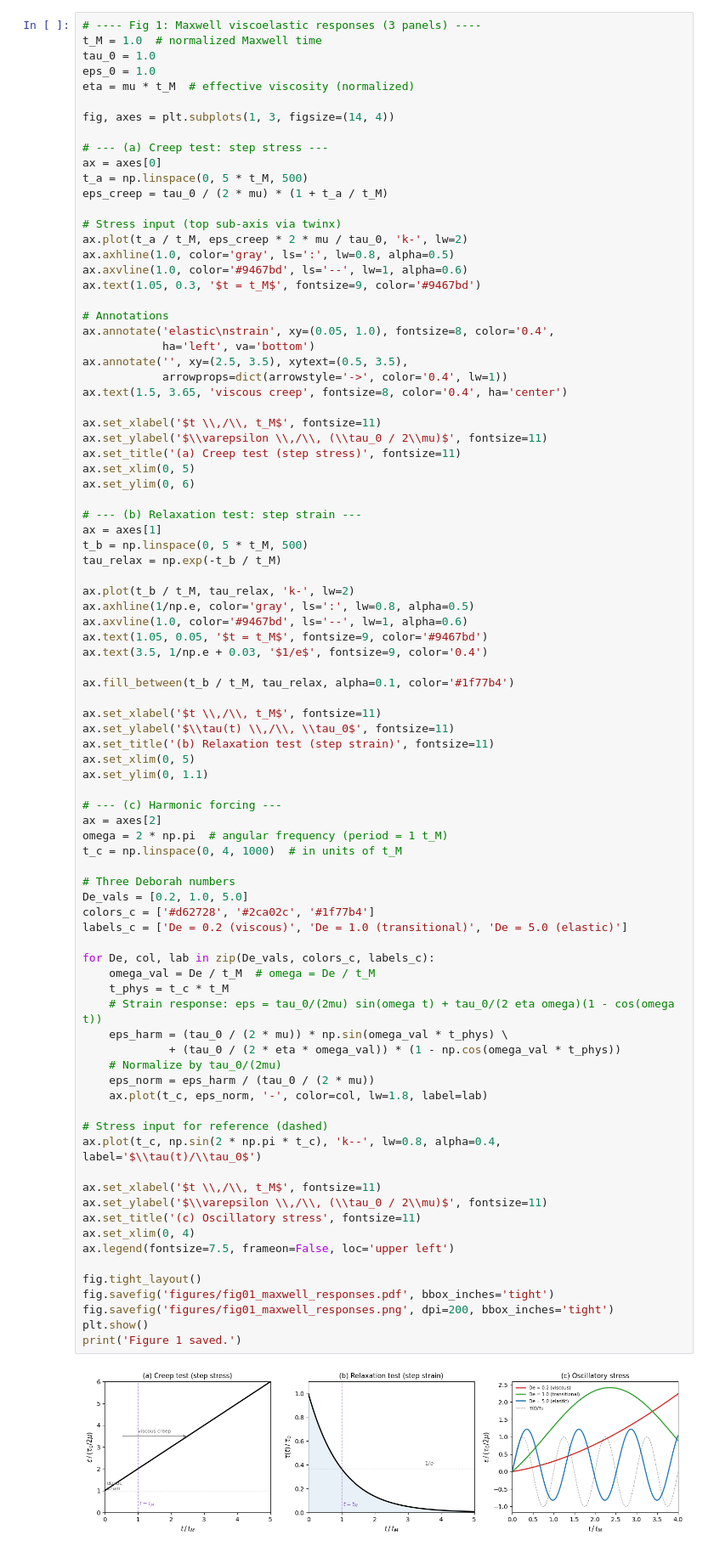
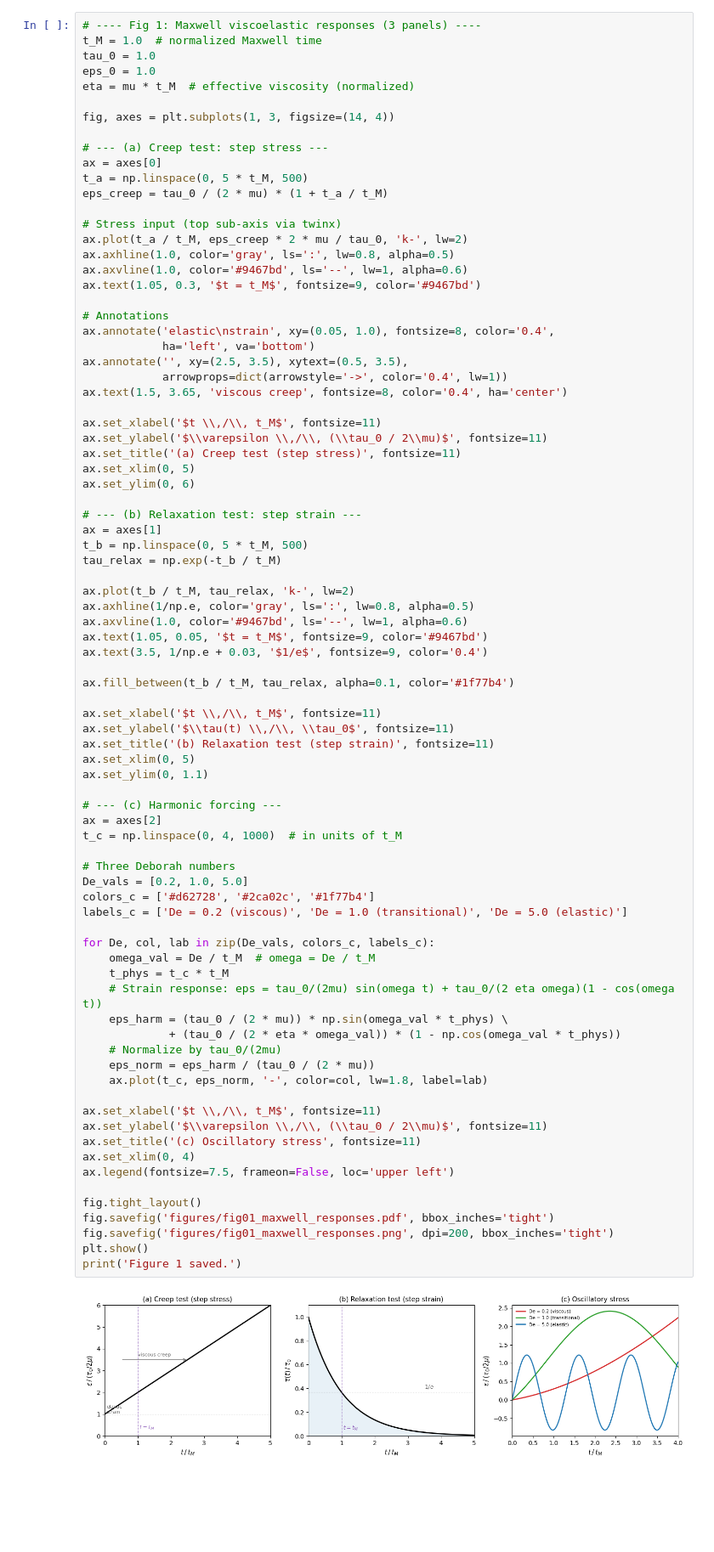
Before and after one commit to bminchew/courses_glacier_dynamics, a Jupyter notebook: 2026/lecture_notes/latex/ice_rheology_part2/ice_rheology_part2_figures_executed.ipynb, the cells around one changed output. Shown at 85% size. Saved outputs shown, nothing was run; the diff lists cells and outputs as text; blank space fills up the shorter version.

```diff
--- a/2026/lecture_notes/latex/ice_rheology_part2/ice_rheology_part2_figures_executed.ipynb
+++ b/2026/lecture_notes/latex/ice_rheology_part2/ice_rheology_part2_figures_executed.ipynb
@@ -120,40 +117,36 @@ ax.set_ylim(0, 1.1)
 
 # --- (c) Harmonic forcing ---
 ax = axes[2]
-omega = 2 * np.pi  # angular frequency (period = 1 t_M)
 t_c = np.linspace(0, 4, 1000)  # in units of t_M
 
 # Three Deborah numbers
 De_vals = [0.2, 1.0, 5.0]
 colors_c = ['#d62728', '#2ca02c', '#1f77b4']
 labels_c = ['De = 0.2 (viscous)', 'De = 1.0 (transitional)', 'De = 5.0 (elastic)']
 
 for De, col, lab in zip(De_vals, colors_c, labels_c):
     omega_val = De / t_M  # omega = De / t_M
     t_phys = t_c * t_M
     # Strain response: eps = tau_0/(2mu) sin(omega t) + tau_0/(2 eta omega)(1 - cos(omega t))
     eps_harm = (tau_0 / (2 * mu)) * np.sin(omega_val * t_phys) \
              + (tau_0 / (2 * eta * omega_val)) * (1 - np.cos(omega_val * t_phys))
     # Normalize by tau_0/(2mu)
     eps_norm = eps_harm / (tau_0 / (2 * mu))
     ax.plot(t_c, eps_norm, '-', color=col, lw=1.8, label=lab)
 
-# Stress input for reference (dashed)
-ax.plot(t_c, np.sin(2 * np.pi * t_c), 'k--', lw=0.8, alpha=0.4, label='$\\tau(t)/\\tau_0$')
-
 ax.set_xlabel('$t \\,/\\, t_M$', fontsize=11)
 ax.set_ylabel('$\\varepsilon \\,/\\, (\\tau_0 / 2\\mu)$', fontsize=11)
 ax.set_title('(c) Oscillatory stress', fontsize=11)
 ax.set_xlim(0, 4)
 ax.legend(fontsize=7.5, frameon=False, loc='upper left')
 
 fig.tight_layout()
 fig.savefig('figures/fig01_maxwell_responses.pdf', bbox_inches='tight')
 fig.savefig('figures/fig01_maxwell_responses.png', dpi=200, bbox_inches='tight')
 plt.show()
 print('Figure 1 saved.')
 # %% [output]
-[figure, old version]
+[figure, new version]
 Figure 1 saved.
 # %% [markdown]
 ---
```
Also changed, not shown: parts of 10 cells of this notebook, 22 other files.
